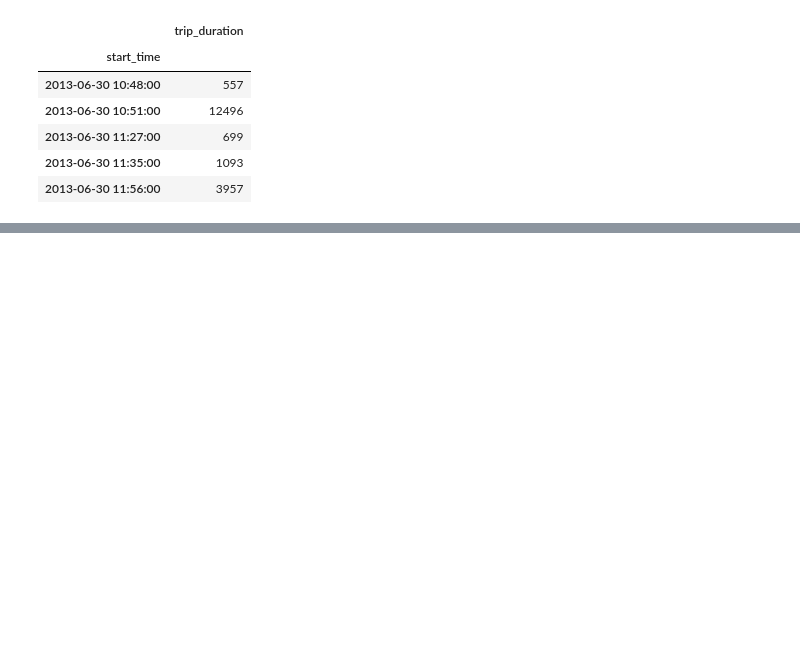
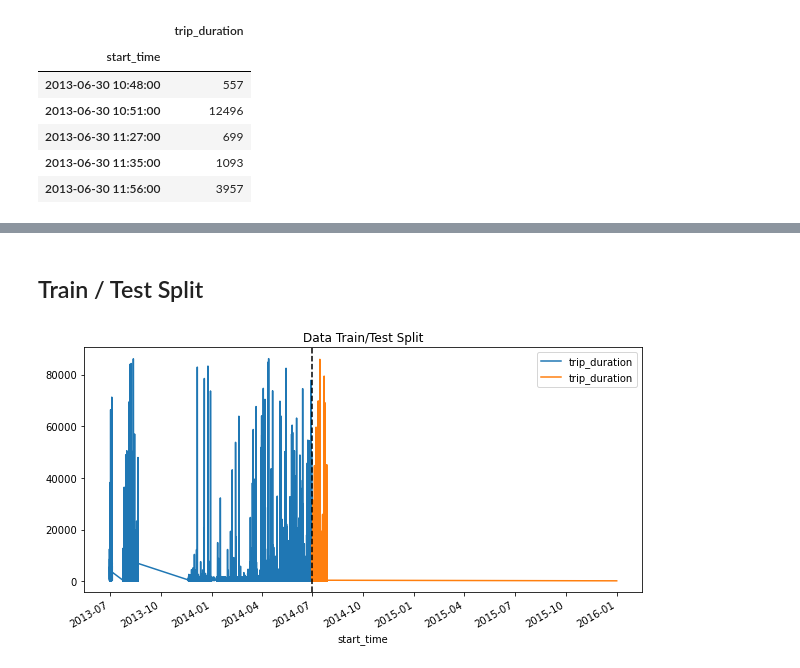
Before and after one commit to astrodestroyergithub/Divvy-Bike-Share, a Jupyter notebook: CODE/forecasting_with_xgboost.ipynb, the cells around one changed output, grey strips where cells are left out. Saved outputs shown, nothing was run; the diff lists cells and outputs as text; code cells hidden in the pictures; blank space fills up the shorter version.

```diff
--- a/CODE/forecasting_with_xgboost.ipynb
+++ b/CODE/forecasting_with_xgboost.ipynb
@@ -41,0 +43,13 @@ df3.plot(style='.',figsize=(10,5))
+# %% [markdown]
+## Train / Test Split
+# %%
+train=df3.loc[df3.index<'2014-06-30 10:51:00']
+test=df3.loc[df3.index>='2014-06-30 10:51:00']
+
+fig,ax=plt.subplots(figsize=(10,5))
+train.plot(ax=ax,label='Training Set',title='Data Train/Test Split')
+test.plot(ax=ax,label='Test Set')
+ax.axvline('2014-06-30 10:51:00',color='black',ls='--')
+plt.show()
+# %% [output]
+[figure, added]
```
Also changed, not shown: parts of 21 cells of this notebook.
